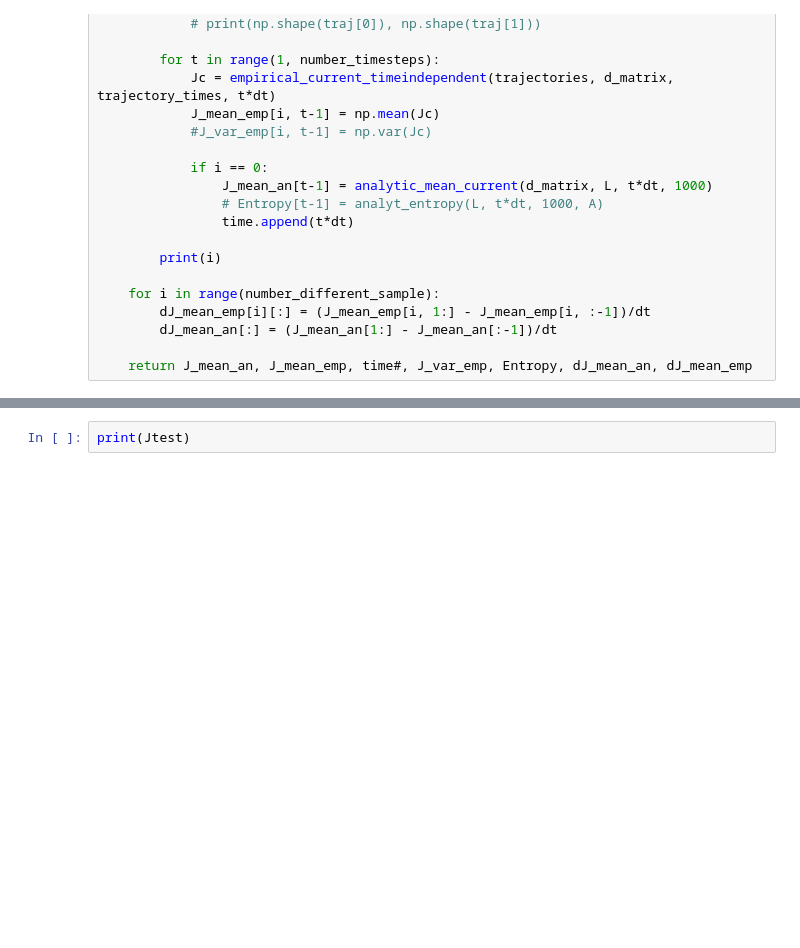
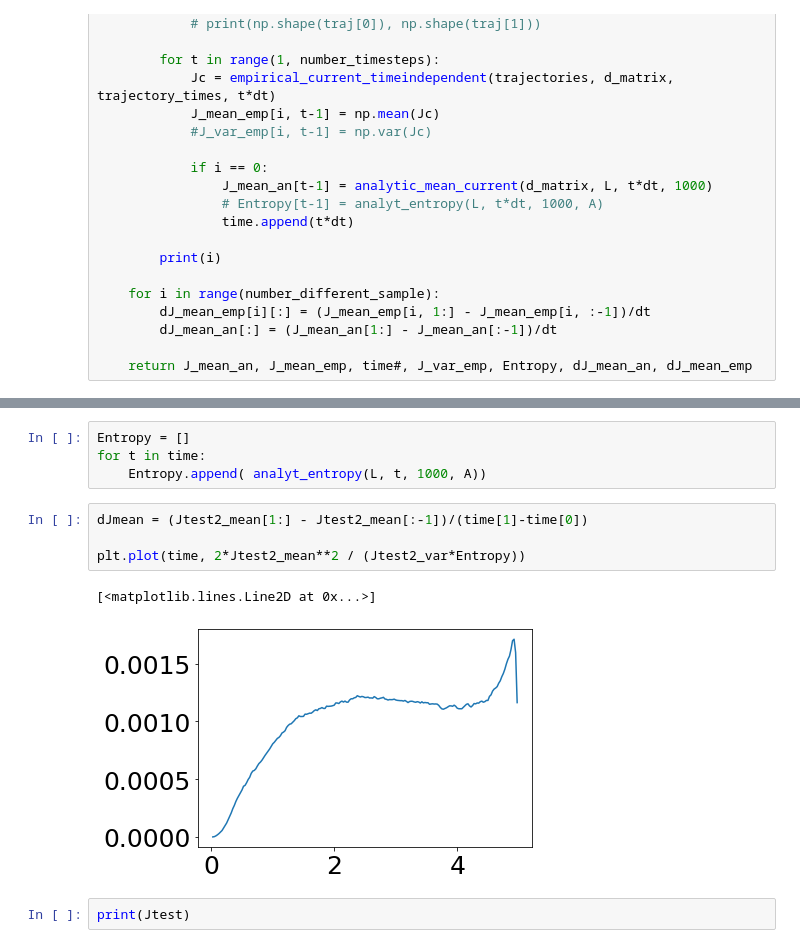
Before and after one commit to larstors/Master-Thesis, a Jupyter notebook: Code/Calmodulin.ipynb, the cells around one changed output, grey strips where cells are left out. Drawn from its saved outputs; the diff is of its cells as text; blank space fills up the shorter version.

```diff
--- a/Code/Calmodulin.ipynb
+++ b/Code/Calmodulin.ipynb
@@ -478,3 +482,14 @@ plt.legend()
+# %%
+Entropy = []
+for t in time:
+    Entropy.append( analyt_entropy(L, t, 1000, A))
+# %%
+dJmean = (Jtest2_mean[1:] - Jtest2_mean[:-1])/(time[1]-time[0])
+
+plt.plot(time, 2*Jtest2_mean**2 / (Jtest2_var*Entropy))
+# %% [output]
+[<matplotlib.lines.Line2D at 0x...>]
+[figure, added]
 # %%
 print(Jtest)
 # %% [output]
```
Also changed, not shown: parts of 10 cells of this notebook.
